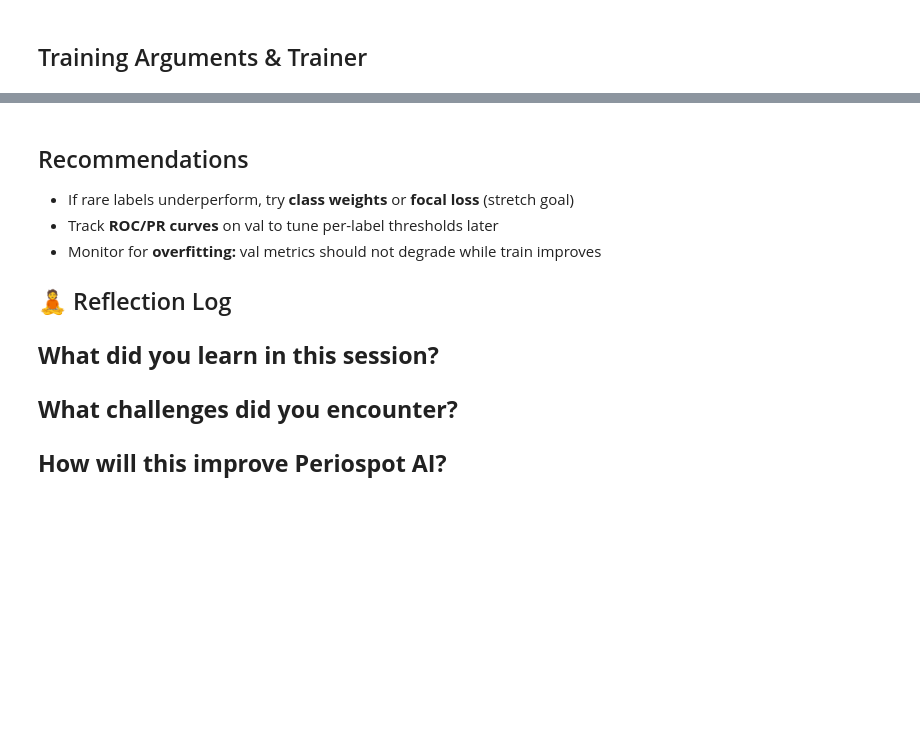
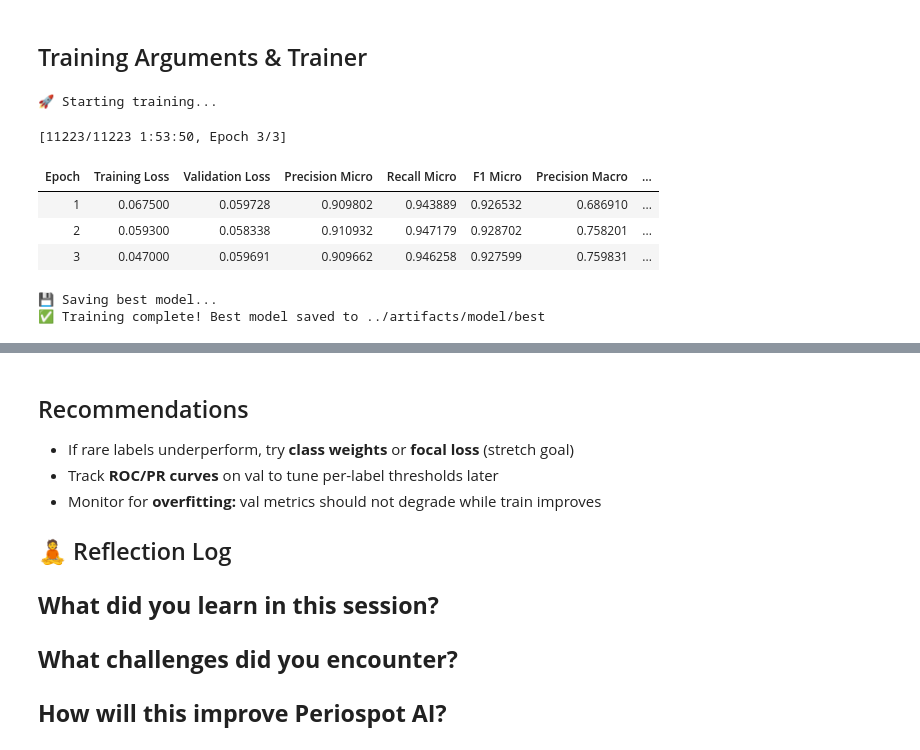
Before and after one commit to Tuminha/Dental-Evidence-Triage-A-Multi-label-Study-Design-Classifier-for-PubMed-Dental-Abstracts, a Jupyter notebook: notebooks/04_train_distilbert_multilabel.ipynb, the cells around one changed output, grey strips where cells are left out. Saved outputs shown, nothing was run; the diff lists cells and outputs as text; code cells hidden in the pictures; blank space fills up the shorter version.

```diff
--- a/notebooks/04_train_distilbert_multilabel.ipynb
+++ b/notebooks/04_train_distilbert_multilabel.ipynb
@@ -294,3 +290,7 @@ AssertionError:
 # - Configured for multi-label (uses BCEWithLogits loss)
 
 # TODO: initialize model
+# Use AutoModelForSequenceClassification
+model = AutoModelForSequenceClassification.from_pretrained('distilbert-base-uncased', num_labels=NUM_LABELS, problem_type='multi_label_classification')
+
+print(model)
@@ -329,18 +413,39 @@ def compute_metrics(eval_pred):
 # %%
 # === TODO (you code this) ===
 # Goal: Train model and save best checkpoint.
 # Hints:
 # 1) Create Trainer with model, args, datasets, compute_metrics
 # 2) Call trainer.train()
 # 3) Save best model and tokenizer to ../artifacts/model/best
 # Acceptance:
 # - Training completes successfully
 # - Best model saved based on micro-F1
 # - Both model and tokenizer saved
 
-# TODO: create Trainer, train, and save
+# Create Trainer (Trainer handles accelerate internally, no need for Accelerator context)
+trainer = Trainer(
+    model=model,
+    args=training_args,
+    train_dataset=train_dataset,
+    eval_dataset=val_dataset,
+    compute_metrics=compute_metrics
+)
 
-# Run training (uncomment when ready)
-# trainer = ...
-# trainer.train()
-# Save best model...
+# Run training
+print("🚀 Starting training...")
+trainer.train()
+
+# Save best model and tokenizer
+print("💾 Saving best model...")
+trainer.save_model('../artifacts/model/best')
+tokenizer.save_pretrained('../artifacts/model/best')
+print("✅ Training complete! Best model saved to ../artifacts/model/best")
+# %% [output]
+🚀 Starting training...
+[11223/11223 1:53:50, Epoch 3/3]
+| Epoch | Training Loss | Validation Loss | Precision Micro | Recall Micro | F1 Micro | Precision Macro | ... |
+| 1 | 0.067500 | 0.059728 | 0.909802 | 0.943889 | 0.926532 | 0.686910 | ... |
+| 2 | 0.059300 | 0.058338 | 0.910932 | 0.947179 | 0.928702 | 0.758201 | ... |
+| 3 | 0.047000 | 0.059691 | 0.909662 | 0.946258 | 0.927599 | 0.759831 | ... |
+💾 Saving best model...
+✅ Training complete! Best model saved to ../artifacts/model/best
```
Also changed, not shown: parts of 5 cells of this notebook, 4 other files.
